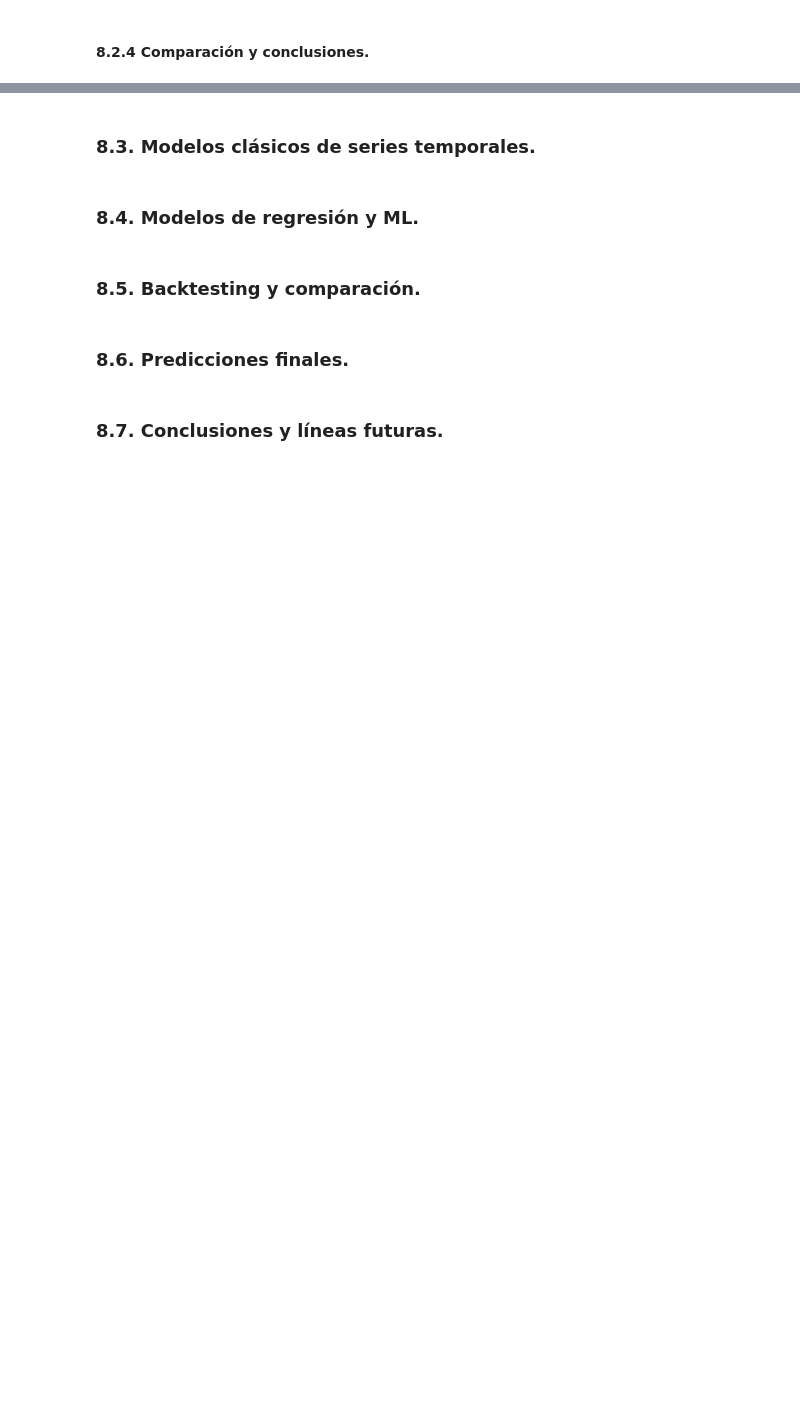
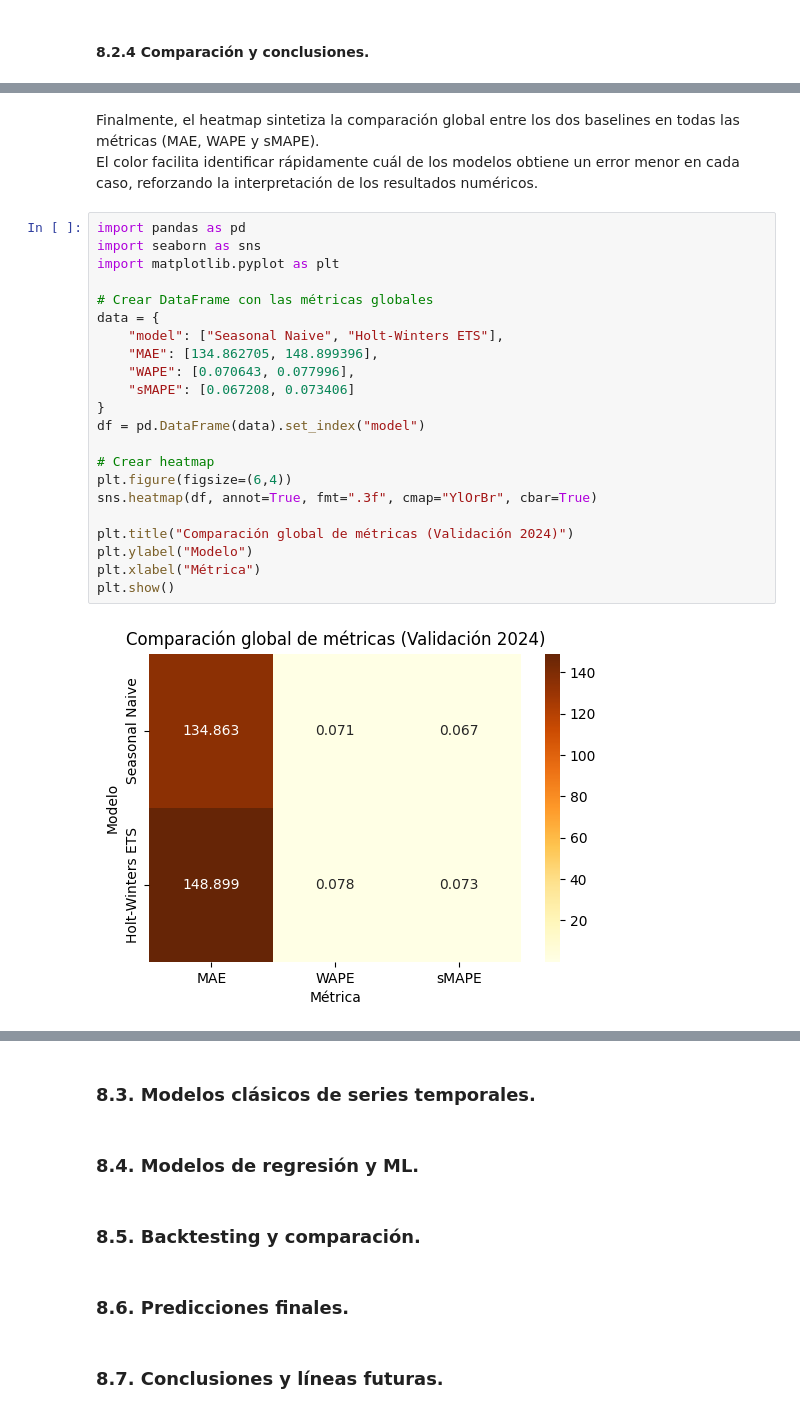
Before and after one commit to CrisRodFer/PFM2_Asistente_Compras_Inteligente, a Jupyter notebook: notebooks/PFM2_Modelado_y_app.ipynb, the cells around one changed output, grey strips where cells are left out. Saved outputs shown, nothing was run; the diff lists cells and outputs as text; blank space fills up the shorter version.

```diff
--- a/notebooks/PFM2_Modelado_y_app.ipynb
+++ b/notebooks/PFM2_Modelado_y_app.ipynb
@@ -1660,0 +2028,27 @@ Se calcularán **MAE, WAPE y sMAPE** a nivel de clúster tanto en validación (2
+# %% [markdown]
+Finalmente, el heatmap sintetiza la comparación global entre los dos baselines en todas las métricas (MAE, WAPE y sMAPE).
+El color facilita identificar rápidamente cuál de los modelos obtiene un error menor en cada caso, reforzando la interpretación de los resultados numéricos.
+# %%
+import pandas as pd
+import seaborn as sns
+import matplotlib.pyplot as plt
+
+# Crear DataFrame con las métricas globales
+data = {
+    "model": ["Seasonal Naive", "Holt-Winters ETS"],
+    "MAE": [134.862705, 148.899396],
+    "WAPE": [0.070643, 0.077996],
+    "sMAPE": [0.067208, 0.073406]
+}
+df = pd.DataFrame(data).set_index("model")
+
+# Crear heatmap
+plt.figure(figsize=(6,4))
+sns.heatmap(df, annot=True, fmt=".3f", cmap="YlOrBr", cbar=True)
+
+plt.title("Comparación global de métricas (Validación 2024)")
+plt.ylabel("Modelo")
+plt.xlabel("Métrica")
+plt.show()
+# %% [output]
+[figure, added]
```
Also changed, not shown: parts of 18 cells of this notebook.
